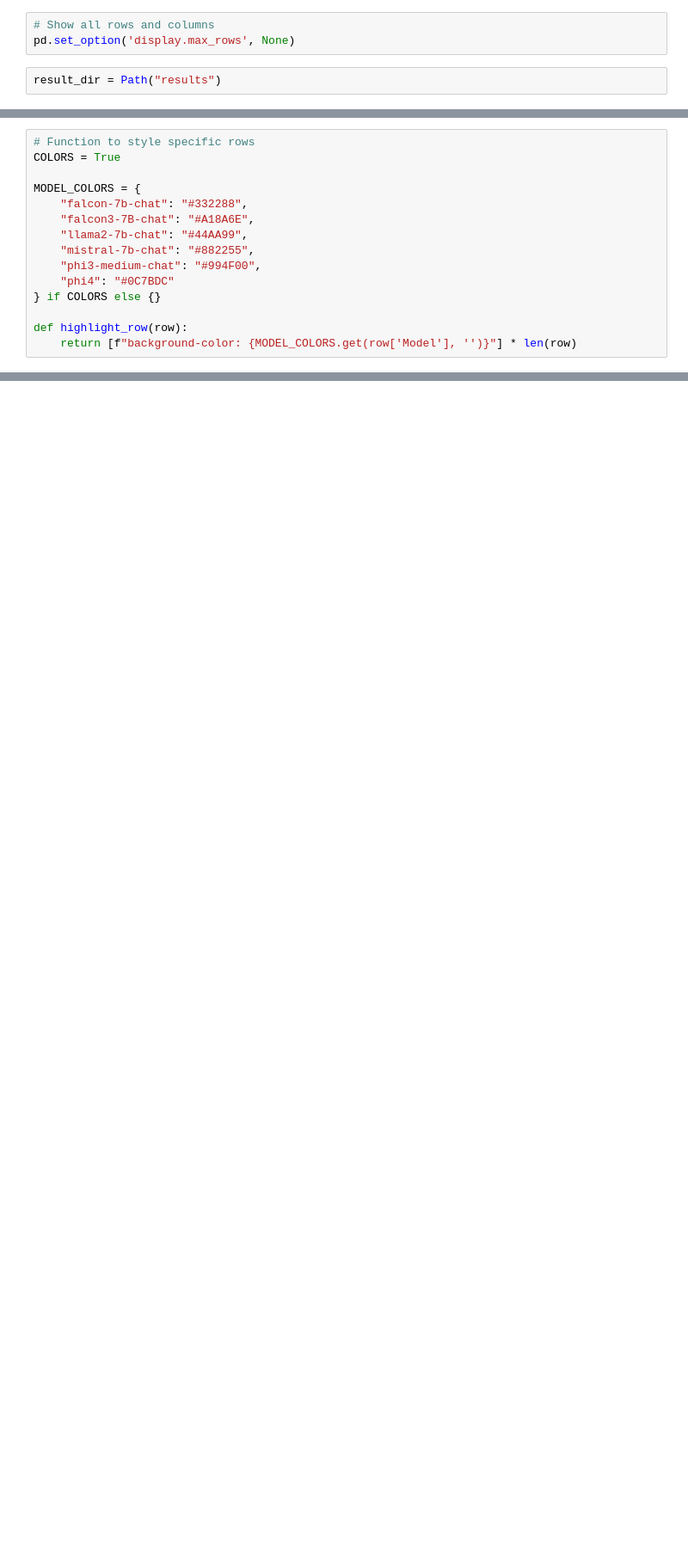
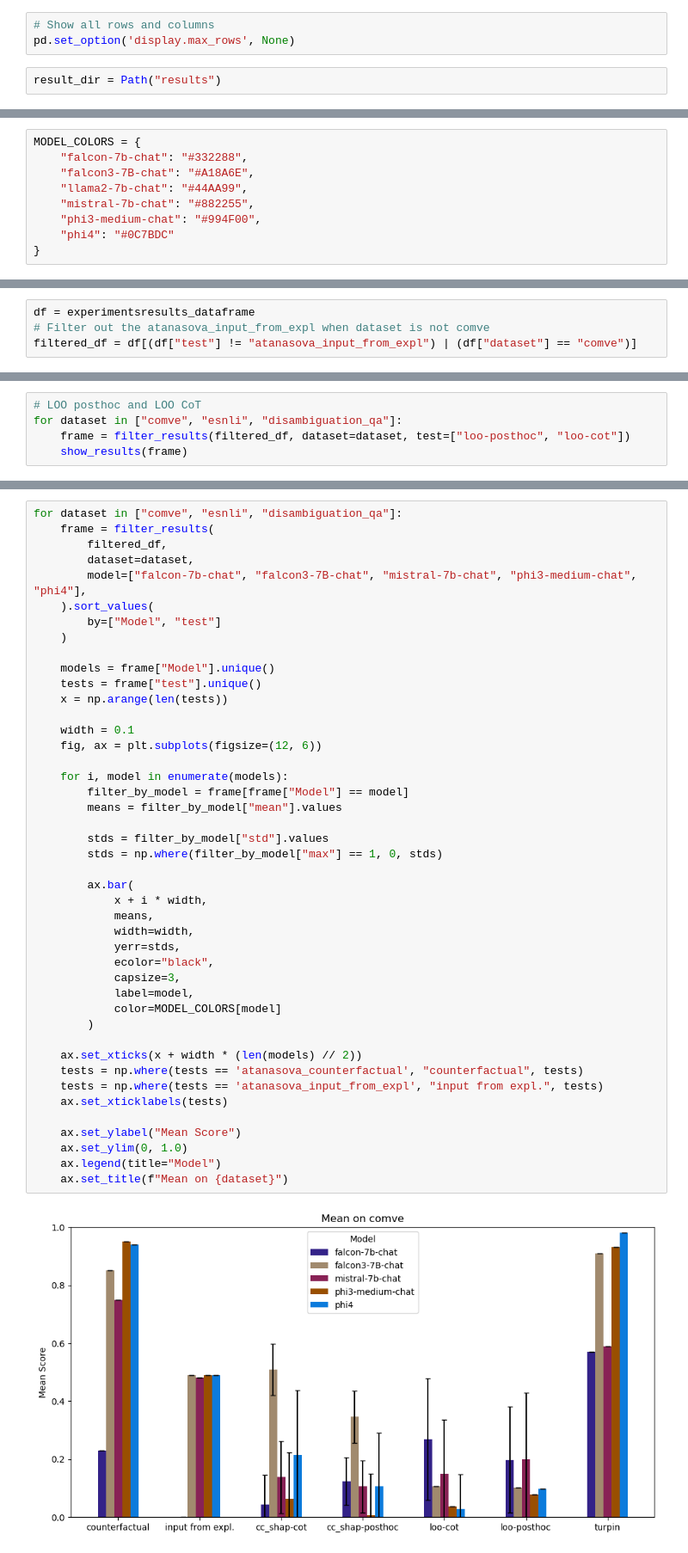
Before and after one commit to Rickvanderveen/FACT-AI, a Jupyter notebook: CC-SHAP/result_analysis.ipynb, the cells around one changed output, grey strips where cells are left out. Shown: that part at 86% size. Saved outputs shown, nothing was run; the diff lists cells and outputs as text; blank space fills up the shorter version.

Commit message:
Results analysis

```diff
--- a/CC-SHAP/result_analysis.ipynb
+++ b/CC-SHAP/result_analysis.ipynb
@@ -73,7 +122,4 @@ experimentsresults_dataframe = pd.DataFrame(rows)
 # %%
-# Function to style specific rows
-COLORS = True
-
 MODEL_COLORS = {
     "falcon-7b-chat": "#332288",
     "falcon3-7B-chat": "#A18A6E",
@@ -81,7 +127,4 @@ MODEL_COLORS = {
     "mistral-7b-chat": "#882255",
     "phi3-medium-chat": "#994F00",
     "phi4": "#0C7BDC"
-} if COLORS else {}
-
-def highlight_row(row):
-    return [f"background-color: {MODEL_COLORS.get(row['Model'], '')}"] * len(row)
+}
@@ -111,0 +131,4 @@ display(
+# %%
+df = experimentsresults_dataframe
+# Filter out the atanasova_input_from_expl when dataset is not comve
+filtered_df = df[(df["test"] != "atanasova_input_from_expl") | (df["dataset"] == "comve")]
@@ -111,0 +160,5 @@ display(
+# %%
+# LOO posthoc and LOO CoT
+for dataset in ["comve", "esnli", "disambiguation_qa"]:
+    frame = filter_results(filtered_df, dataset=dataset, test=["loo-posthoc", "loo-cot"])
+    show_results(frame)
@@ -111,0 +199,46 @@ display(
+# %%
+for dataset in ["comve", "esnli", "disambiguation_qa"]:
+    frame = filter_results(
+        filtered_df,
+        dataset=dataset,
+        model=["falcon-7b-chat", "falcon3-7B-chat", "mistral-7b-chat", "phi3-medium-chat", "phi4"],
+    ).sort_values(
+        by=["Model", "test"]
+    )
+
+    models = frame["Model"].unique()
+    tests = frame["test"].unique()
+    x = np.arange(len(tests))
+
+    width = 0.1
+    fig, ax = plt.subplots(figsize=(12, 6))
+
+    for i, model in enumerate(models):
+        filter_by_model = frame[frame["Model"] == model]
+        means = filter_by_model["mean"].values
+
+        stds = filter_by_model["std"].values
+        stds = np.where(filter_by_model["max"] == 1, 0, stds)
+
+        ax.bar(
+            x + i * width,
+            means,
+            width=width,
+            yerr=stds,
+            ecolor="black",
+            capsize=3,
+            label=model,
+            color=MODEL_COLORS[model]
+        )
+
+    ax.set_xticks(x + width * (len(models) // 2))
+    tests = np.where(tests == 'atanasova_counterfactual', "counterfactual", tests)
+    tests = np.where(tests == 'atanasova_input_from_expl', "input from expl.", tests)
+    ax.set_xticklabels(tests)
+
+    ax.set_ylabel("Mean Score")
+    ax.set_ylim(0, 1.0)
+    ax.legend(title="Model")
+    ax.set_title(f"Mean on {dataset}")
+# %% [output]
+[figure, added]
```
Also changed, not shown: parts of 9 cells of this notebook, 2 other files.
